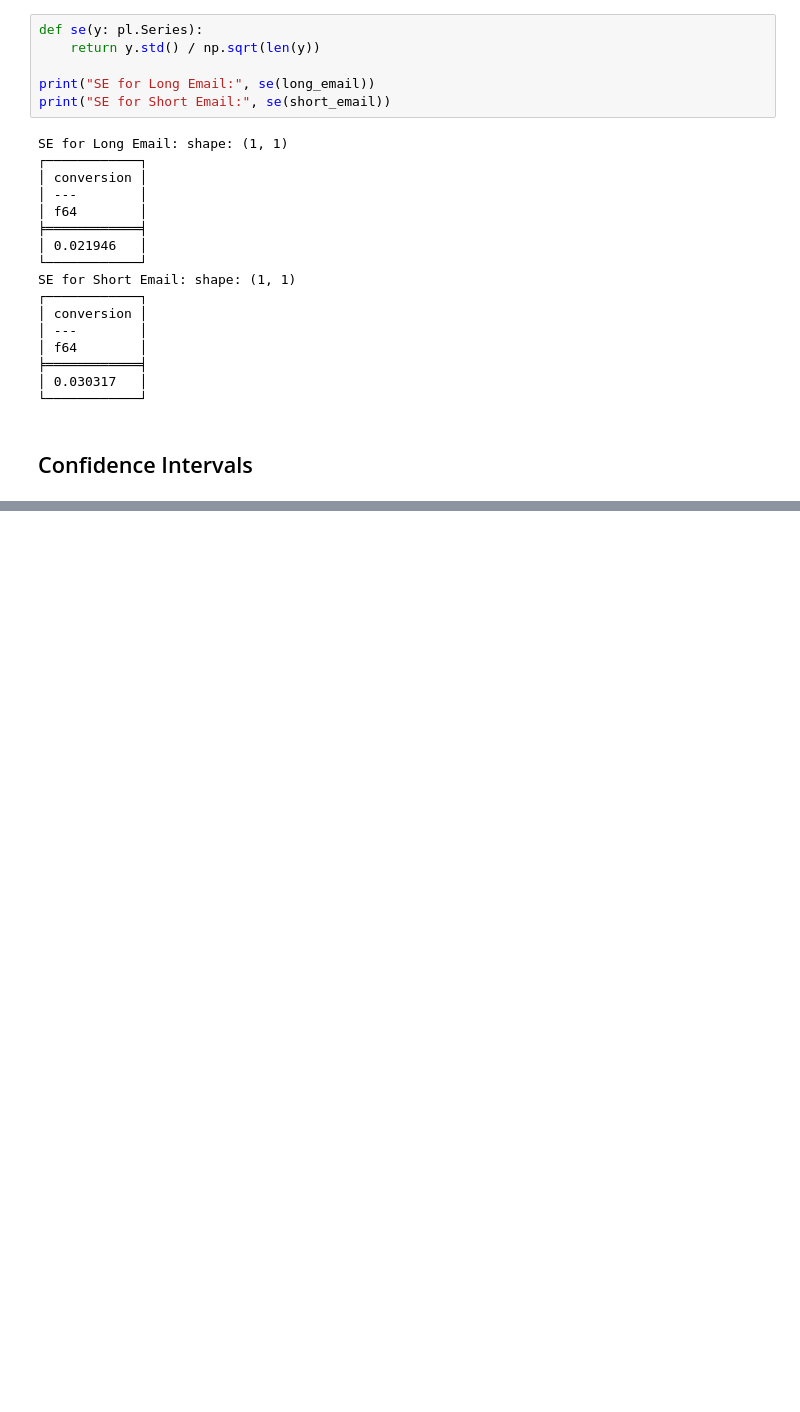
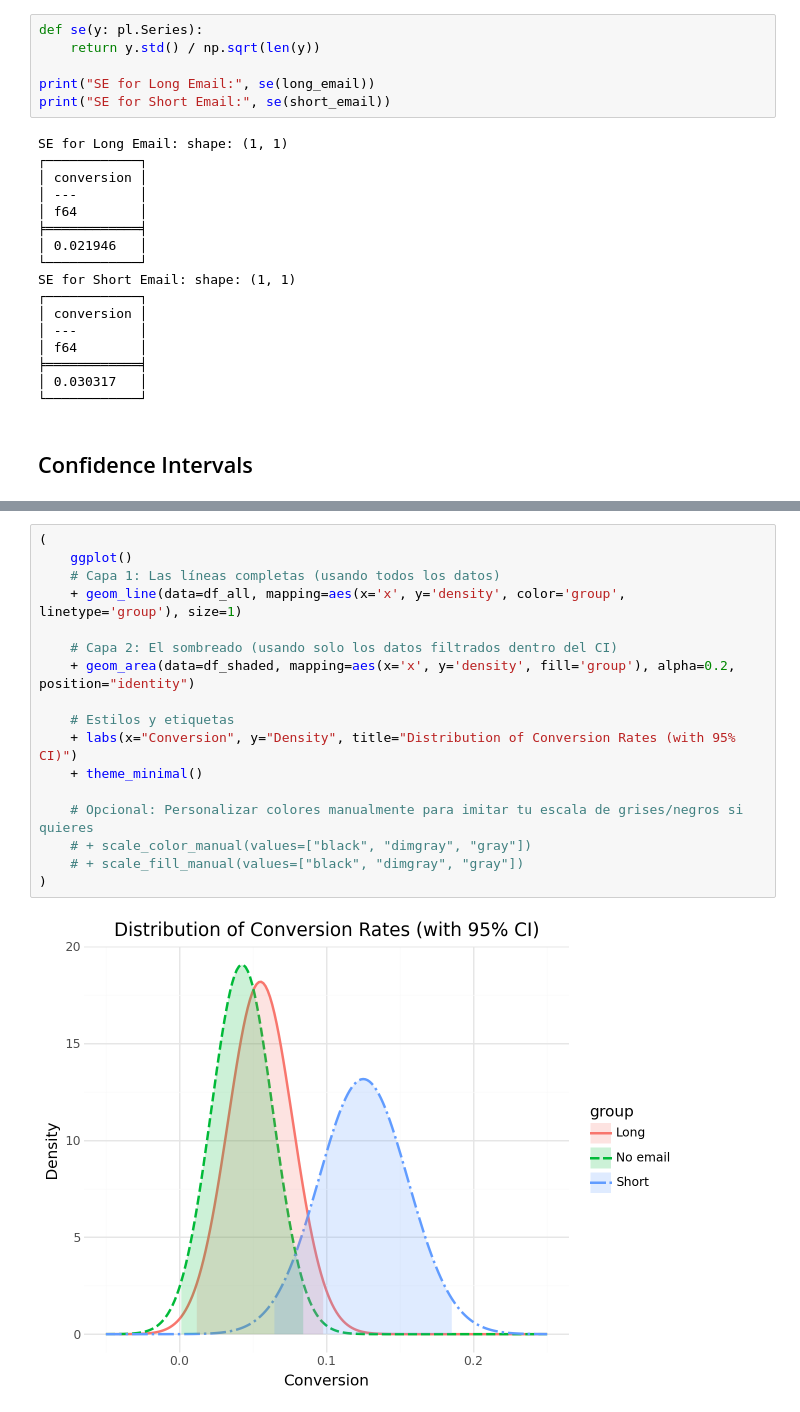
Before and after one commit to Sechi42/Causal_Inference-with-python, a Jupyter notebook: ch02/ch02.ipynb, the cells around one changed output, grey strips where cells are left out. Cells and saved outputs as stored; diff of their text form; blank space fills up the shorter version.

```diff
--- a/ch02/ch02.ipynb
+++ b/ch02/ch02.ipynb
@@ -249,0 +428,19 @@ SE for Short Email: shape: (1, 1)
+# %%
+(
+    ggplot()
+    # Capa 1: Las líneas completas (usando todos los datos)
+    + geom_line(data=df_all, mapping=aes(x='x', y='density', color='group', linetype='group'), size=1)
+
+    # Capa 2: El sombreado (usando solo los datos filtrados dentro del CI)
+    + geom_area(data=df_shaded, mapping=aes(x='x', y='density', fill='group'), alpha=0.2, position="identity")
+
+    # Estilos y etiquetas
+    + labs(x="Conversion", y="Density", title="Distribution of Conversion Rates (with 95% CI)")
+    + theme_minimal()
+
+    # Opcional: Personalizar colores manualmente para imitar tu escala de grises/negros si quieres
+    # + scale_color_manual(values=["black", "dimgray", "gray"])
+    # + scale_fill_manual(values=["black", "dimgray", "gray"])
+)
+# %% [output]
+[figure, added]
```
Also changed, not shown: parts of 11 cells of this notebook.
